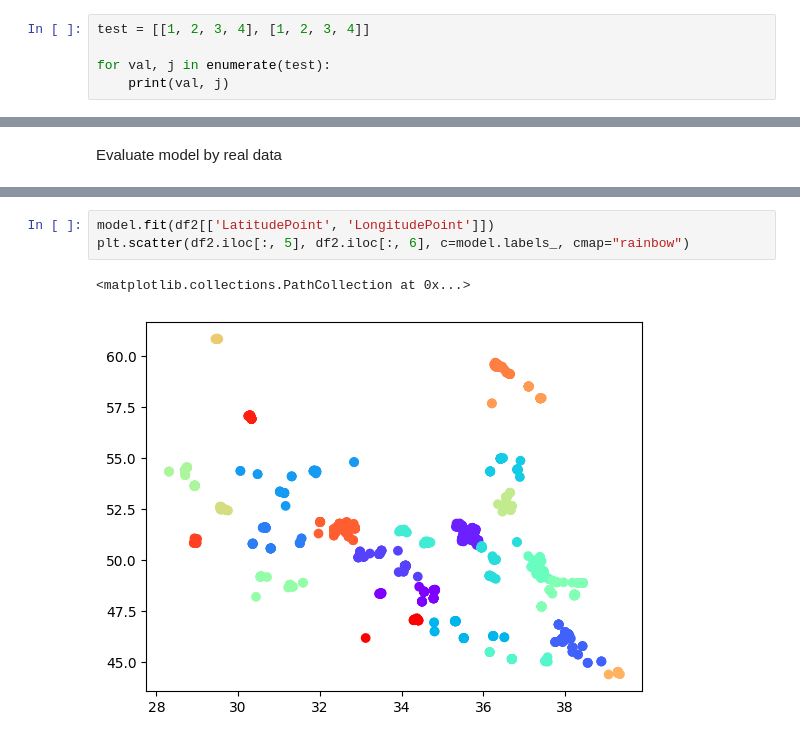
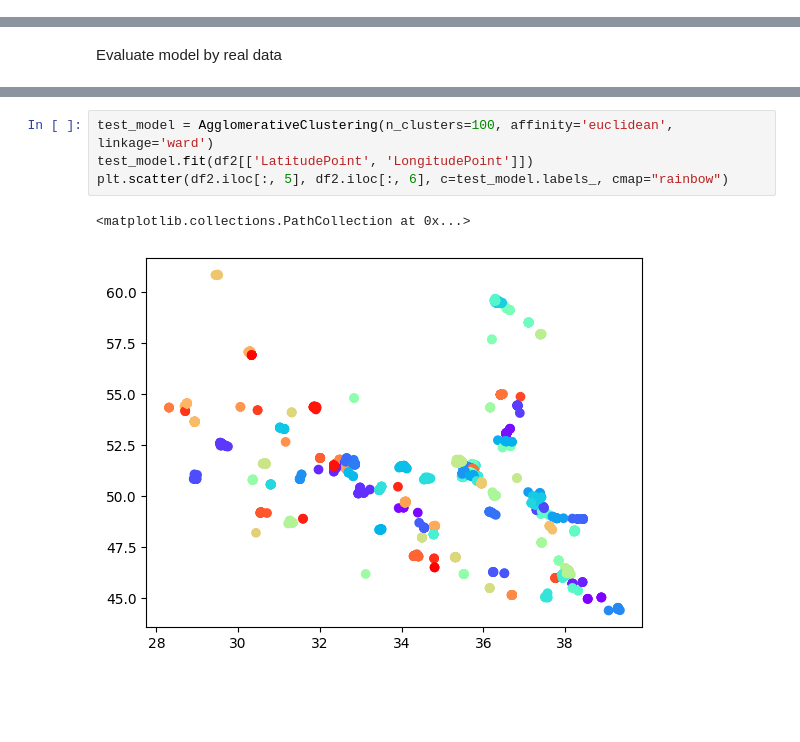
Before and after one commit to DevNerds2020/coordinate-recommender-for-visitors, a Jupyter notebook: test-workbench.ipynb, the cells around one changed output, grey strips where cells are left out. Cells and saved outputs as stored; diff of their text form; blank space fills up the shorter version.

```diff
--- a/test-workbench.ipynb
+++ b/test-workbench.ipynb
@@ -568,8 +435,3 @@ plt.grid()
 plt.show()
 # %% [output]
 [figure]
-# %%
-test = [[1, 2, 3, 4], [1, 2, 3, 4]]
-
-for val, j in enumerate(test):
-    print(val, j)
@@ -614,6 +519,7 @@ plt.scatter(df2.iloc[:, 5], df2.iloc[:, 6], c=df2.iloc[:, 0], cmap="rainbow")
 # %%
-model.fit(df2[['LatitudePoint', 'LongitudePoint']])
-plt.scatter(df2.iloc[:, 5], df2.iloc[:, 6], c=model.labels_, cmap="rainbow")
+test_model = AgglomerativeClustering(n_clusters=100, affinity='euclidean', linkage='ward')
+test_model.fit(df2[['LatitudePoint', 'LongitudePoint']])
+plt.scatter(df2.iloc[:, 5], df2.iloc[:, 6], c=test_model.labels_, cmap="rainbow")
 # %% [output]
 <matplotlib.collections.PathCollection at 0x...>
-[figure, old version]
+[figure, new version]
```
Also changed, not shown: parts of 42 cells of this notebook, 4 other files.
